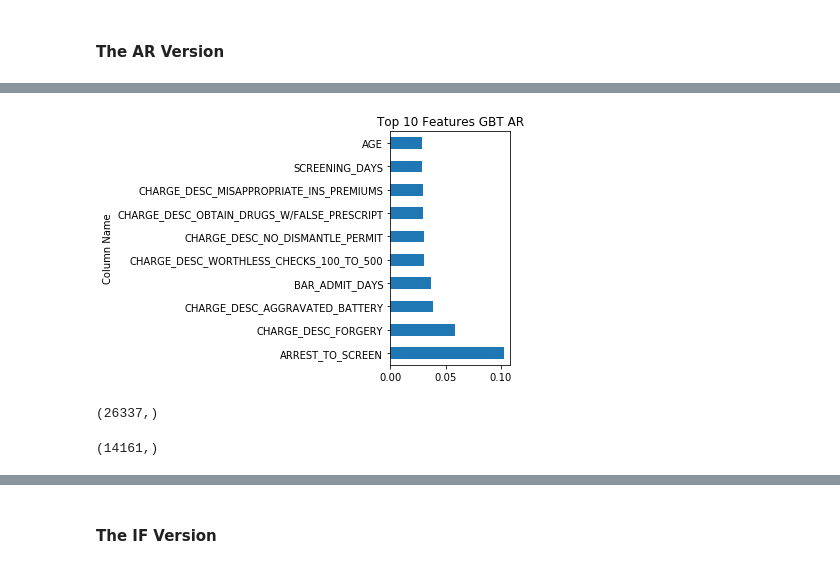
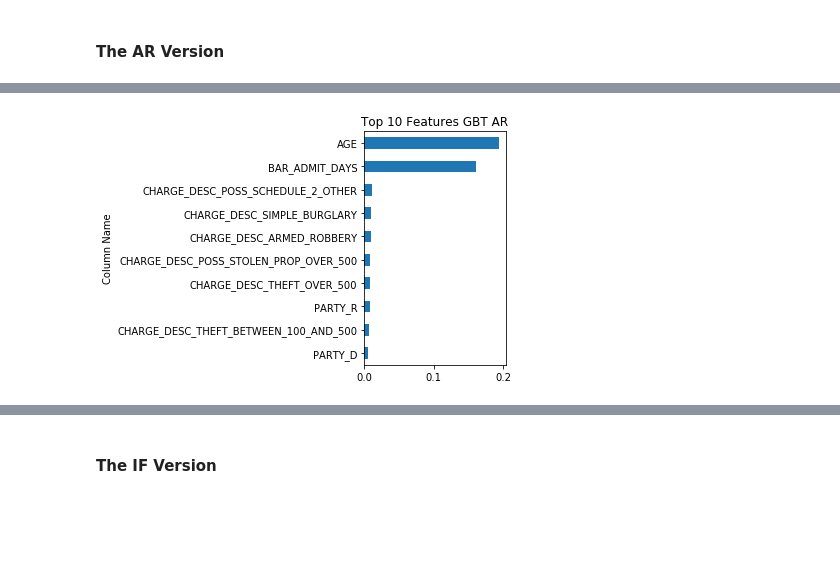
Before and after one commit to da1933/NODA, a Jupyter notebook: CR_independent_study/Modeling-Predicted Prosecutor.ipynb, the cells around one changed output, grey strips where cells are left out. Drawn from its saved outputs; the diff is of its cells as text; code cells hidden in the pictures; blank space fills up the shorter version.

```diff
--- a/CR_independent_study/Modeling-Predicted Prosecutor.ipynb
+++ b/CR_independent_study/Modeling-Predicted Prosecutor.ipynb
@@ -418,20 +499,28 @@ predicted_probability_AR = predicted_prosecutor_AR.predict_proba(X_val_AR)
+# %%
+for col_name in ["BAR_ADMIT_DAYS", "AGE", "TOT_NUM_DEF", "SADA_SEX_0", "CHARGE_DESC_IN_NEED_OF_SUPERVISION",\
+                 "MULTIPLE_DEF_FLAG", "CHARGE_DESC_FUGITIVE", "CHARGE_DESC_THEFT_MULTIPLE_OFFENDER",
+                "CHARGE_DESC_ATTEMPT_ENTRY_INHAB_DWELL", "CHARGE_DESC_SIMPLE_ESCAPE"]:
+    features.append(X_train_AR.columns.get_loc(col_name))
 # %%
-feature_imp_AR = pd.DataFrame(list(zip(X_train_AR.columns, predicted_prosecutor_AR.feature_importances_)))
+feature_imp_AR = pd.DataFrame(list(zip(X_train_AR.columns, models_fit['Model27'].feature_importances_)))
 feature_imp_AR.columns = ['Column Name', 'Importance']
 feature_imp_AR = feature_imp_AR.sort(columns = 'Importance', ascending = False)
 
 feature_imp_AR.index = feature_imp_AR['Column Name']
+# %%
+better_cols = [col for col in feature_imp_IF['Column Name'] if\
+                '_y_' not in col and '_m_' not in col and '_nan' not in col and 'ARREST_TO_SCREEN' not in col\
+               and 'SCREENING_DAYS' not in col and 'NA' not in col]
+
+feature_imp_AR = feature_imp_AR[feature_imp_AR['Column Name'].isin(better_cols)]
+# %%
+features = []
+
+for col_name in list(feature_imp_AR[0:10].sort(columns="Importance")["Column Name"]):
+    features.append(X_train_AR.columns.get_loc(col_name))
 # %%
-feature_imp_AR[0:10].plot(kind='barh', title = 'Top 10 Features GBT AR', legend=None)
+feature_imp_AR[0:10].sort(columns="Importance").plot(kind='barh', title = 'Top 10 Features GBT AR', legend=None)
 plt.tight_layout()
-plt.savefig('AR_Feature_Importance.png')
+plt.savefig('AR_Feature_Importance.png') #is this better or worse than the old chart? not too different really
 # %% [output]
-[figure, old version]
+[figure, new version]
-# %%
-predictions_AR.shape
-# %% [output]
-(26337,)
-# %%
-y_val_AR.shape
-# %% [output]
-(14161,)
```
Also changed, not shown: parts of 74 cells of this notebook, 1 other file.
